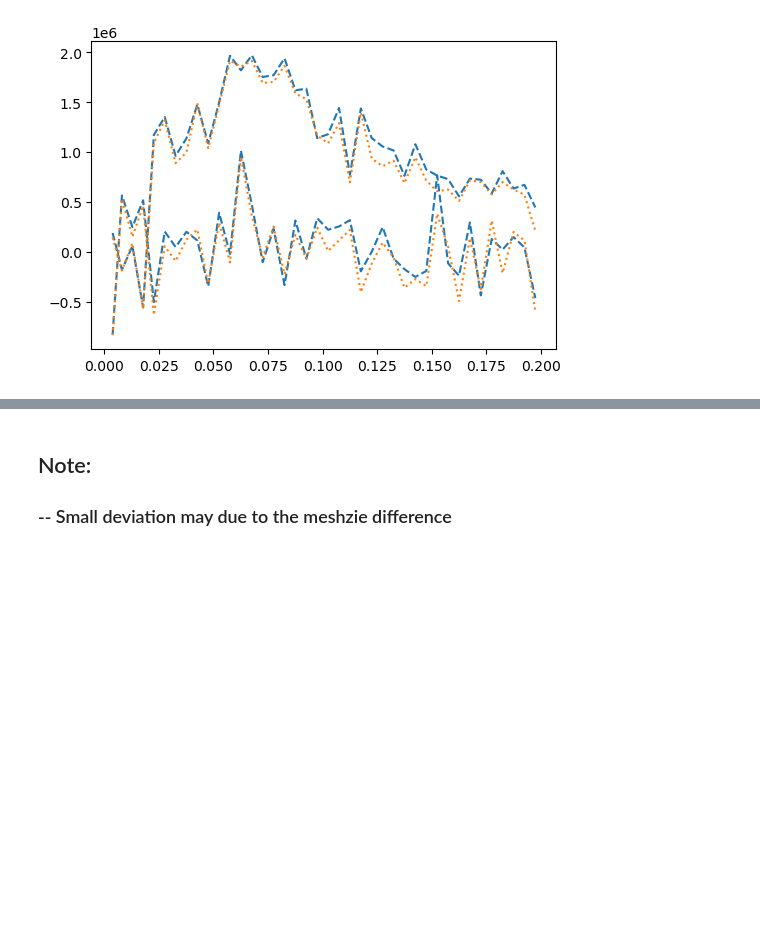
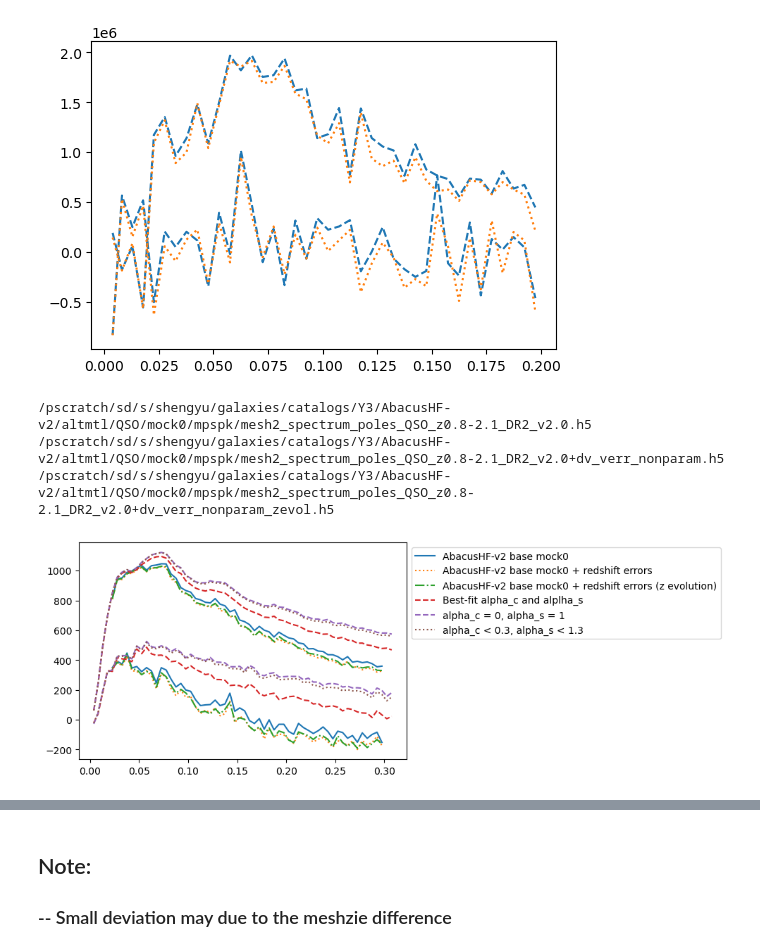
Before and after one commit to ShengyuHE/desi_y3_redshift_errors, a Jupyter notebook: main/clustering/notebooks/check_mesh.ipynb, the cells around one changed output, grey strips where cells are left out. Saved outputs shown, nothing was run; the diff lists cells and outputs as text; code cells hidden in the pictures; blank space fills up the shorter version.

```diff
--- a/main/clustering/notebooks/check_mesh.ipynb
+++ b/main/clustering/notebooks/check_mesh.ipynb
@@ -33,14 +33,24 @@ for id in range(5):
     # fn1 = f'/global/cfs/cdirs/desi/science/cai/desi-clustering/dr2/summary_statistics/full_shape/data_splits/holi-v3-altmtl/mock{id}/mesh2_spectrum_poles_{tracer}_{zlabel}_{region}_weight-default-FKP.h5'
     # fn2 = f'/global/cfs/cdirs/desi/science/cai/desi-clustering/dr2/summary_statistics/full_shape/base/holi-v3-altmtl/mock{id}/mesh2_spectrum_poles_{tracer}_{zlabel}_{region}_weight-default-FKP.h5'
     # fn3 = f'/pscratch/sd/s/shengyu/galaxies/catalogs/Y3/AbacusHF-v2/test/full_shape/base/abacus-hf-dr2-v2-altmtl/mock{id}/mesh2_spectrum_poles_{tracer}_{zlabel}_{region}_weight-default-FKP.h5'
-    fn2 = '/pscratch/sd/s/shengyu/galaxies/catalogs/Y3/AbacusHF-v2/altmtl/QSO/mock0/mpspk/mesh2_spectrum_poles_QSO_z0.8-2.1_DR2_v2.0+dv_verr_nonparam.h5'
-    fn3 = '/pscratch/sd/s/shengyu/galaxies/catalogs/Y3/AbacusHF-v2/altmtl/QSO/mock0/mpspk/mesh2_spectrum_poles_QSO_z0.8-2.1_DR2_v2.0+dv_verr_nonparam_zevol.h5'
-    fn4 = '/pscratch/sd/s/shengyu/galaxies/catalogs/Y3/AbacusHF-v2/altmtl/QSO/mock0/mpspk/mesh2_spectrum_poles_QSO_z0.8-2.1_DR2_v2.0+dv_test.h5'
+    # fn2 = '/pscratch/sd/s/shengyu/galaxies/catalogs/Y3/AbacusHF-v2/altmtl/QSO/mock0/mpspk/mesh2_spectrum_poles_QSO_z0.8-2.1_DR2_v2.0+dv_verr_nonparam.h5'
+    # fn3 = '/pscratch/sd/s/shengyu/galaxies/catalogs/Y3/AbacusHF-v2/altmtl/QSO/mock0/mpspk/mesh2_spectrum_poles_QSO_z0.8-2.1_DR2_v2.0+dv_verr_nonparam_zevol.h5'
+    # fn4 = '/pscratch/sd/s/shengyu/galaxies/catalogs/Y3/AbacusHF-v2/altmtl/QSO/mock0/mpspk/mesh2_spectrum_poles_QSO_z0.8-2.1_DR2_v2.0+dv_test.h5'
+
+
+    fn_1 =
+
+    fn_best_fit_alphas = ['/global/cfs/cdirs/desi/users/akrolew/C3PO/data/spec_z_dat/Abacus_lightcones/pkxi_dat/Pk_Abacus_QSO_jaxpower_v1.6.txt', 'Best-fit alpha_c and alplha_s']
+    fn_fix_vel_bias_0 = ['/global/cfs/cdirs/desi/users/akrolew/C3PO/data/spec_z_dat/Abacus_lightcones/pkxi_dat/Pk_Abacus_QSO_jaxpower_v1.7.txt', 'alpha_c = 0, alpha_s = 1']
+    fn_bound_vel_bias = ['/global/cfs/cdirs/desi/users/akrolew/C3PO/data/spec_z_dat/Abacus_lightcones/pkxi_dat/Pk_Abacus_QSO_jaxpower_v1.8.txt', 'alpha_c < 0.3, alpha_s < 1.3']
+
+    fns =
+
     lss = ['-', ':', '-.', '--', '--', ':', '-.', '-']
     fig = plt.figure(figsize=(6,4))
     if not os.path.exists(fn2) or not os.path.exists(fn1):
         continue
-    for f, fn in enumerate([fn1, fn2, fn3, fn4]):
+    for f, (fn, label) in enumerate([fn1, fn2, fn3, fn4]):
         (k, pk), _ = read_data_from_fn(fn, corr)
         plt.plot(k, k*pk[0], color = f'C{f}', ls =lss[f])
         plt.plot(k, k*pk[1], color = f'C{f}', ls =lss[f])
@@ -85,3 +95,32 @@ for id in range(4):
 [figure]
 [figure]
 [figure]
+# %%
+fn_base_ = [f'/pscratch/sd/s/shengyu/galaxies/catalogs/Y3/AbacusHF-v2/altmtl/QSO/mock0/mpspk/mesh2_spectrum_poles_QSO_z0.8-2.1_DR2_v2.0.h5', 'AbacusHF-v2 base mock0']
+fn_base_dv = [f'/pscratch/sd/s/shengyu/galaxies/catalogs/Y3/AbacusHF-v2/altmtl/QSO/mock0/mpspk/mesh2_spectrum_poles_QSO_z0.8-2.1_DR2_v2.0+dv_verr_nonparam.h5', 'AbacusHF-v2 base mock0 + redshift errors']
+fn_base_dv_zevol = [f'/pscratch/sd/s/shengyu/galaxies/catalogs/Y3/AbacusHF-v2/altmtl/QSO/mock0/mpspk/mesh2_spectrum_poles_QSO_z0.8-2.1_DR2_v2.0+dv_verr_nonparam_zevol.h5', 'AbacusHF-v2 base mock0 + redshift errors (z evolution)']
+
+fn_best_fit_alphas = ['/global/cfs/cdirs/desi/users/akrolew/C3PO/data/spec_z_dat/Abacus_lightcones/pkxi_dat/Pk_Abacus_QSO_jaxpower_v1.6.txt', 'Best-fit alpha_c and alplha_s']
+fn_fix_vel_bias_0 = ['/global/cfs/cdirs/desi/users/akrolew/C3PO/data/spec_z_dat/Abacus_lightcones/pkxi_dat/Pk_Abacus_QSO_jaxpower_v1.7.txt', 'alpha_c = 0, alpha_s = 1']
+fn_bound_vel_bias = ['/global/cfs/cdirs/desi/users/akrolew/C3PO/data/spec_z_dat/Abacus_lightcones/pkxi_dat/Pk_Abacus_QSO_jaxpower_v1.8.txt', 'alpha_c < 0.3, alpha_s < 1.3']
+
+fns = [fn_base_, fn_base_dv, fn_base_dv_zevol, fn_best_fit_alphas, fn_fix_vel_bias_0, fn_bound_vel_bias]
+
+lss = ['-', ':', '-.', '--', '--', ':', '-.', '-']
+fig = plt.figure(figsize=(6,4))
+for f, (fn, label) in enumerate(fns):
+    if fn.endswith('.h5'):
+        print(fn)
+        (k, pk), _ = read_data_from_fn(fn, 'mesh2')
+    else:
+        k, p0, p2, p4 = np.loadtxt(fn, unpack=True)
+        pk = [p0, p2, p4]
+    plt.plot(k, k*pk[0], color = f'C{f}', ls =lss[f], label = label)
+    plt.plot(k, k*pk[1], color = f'C{f}', ls =lss[f])
+plt.legend(bbox_to_anchor=(1.0, 1), loc='upper left')
+plt.show()
+# %% [output]
+/pscratch/sd/s/shengyu/galaxies/catalogs/Y3/AbacusHF-v2/altmtl/QSO/mock0/mpspk/mesh2_spectrum_poles_QSO_z0.8-2.1_DR2_v2.0.h5
+/pscratch/sd/s/shengyu/galaxies/catalogs/Y3/AbacusHF-v2/altmtl/QSO/mock0/mpspk/mesh2_spectrum_poles_QSO_z0.8-2.1_DR2_v2.0+dv_verr_nonparam.h5
+/pscratch/sd/s/shengyu/galaxies/catalogs/Y3/AbacusHF-v2/altmtl/QSO/mock0/mpspk/mesh2_spectrum_poles_QSO_z0.8-2.1_DR2_v2.0+dv_verr_nonparam_zevol.h5
+[figure, added]
```
Also changed, not shown: parts of 2 cells of this notebook, 21 other files.
